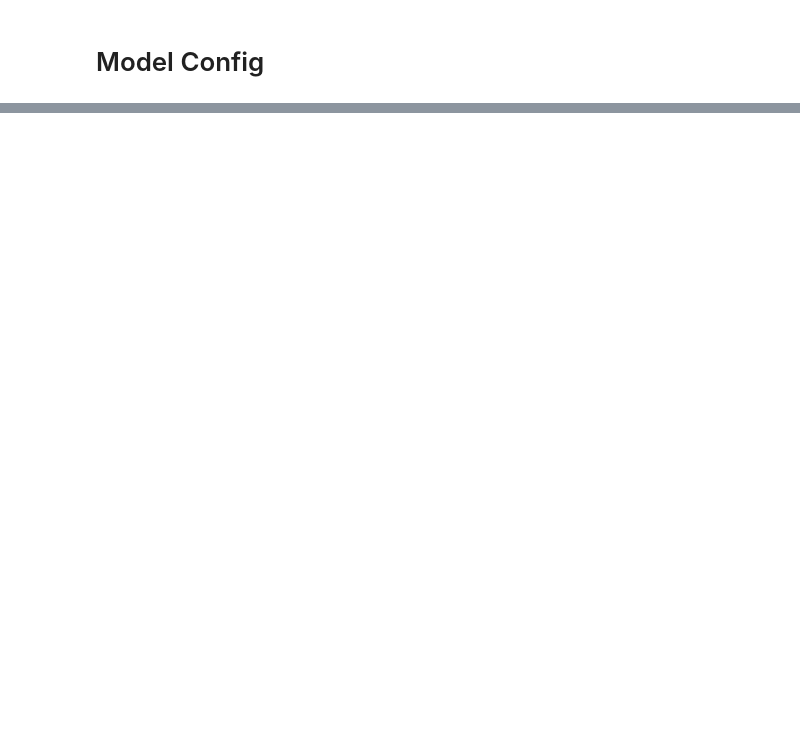
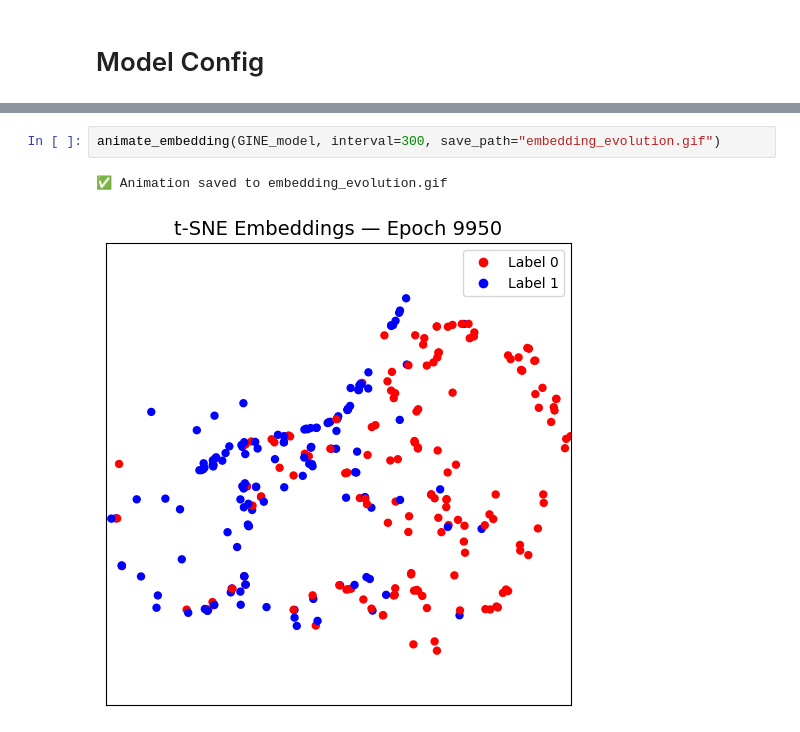
Before and after one commit to Mohammad-Amin-Jenadele/gnn-graph-classification, a Jupyter notebook: GNN_Graph_classification_main.ipynb, the cells around one changed output, grey strips where cells are left out. Cells and saved outputs as stored; diff of their text form; blank space fills up the shorter version.

```diff
--- a/GNN_Graph_classification_main.ipynb
+++ b/GNN_Graph_classification_main.ipynb
@@ -395,0 +676,5 @@ class Model:
+# %%
+animate_embedding(GINE_model, interval=300, save_path="embedding_evolution.gif")
+# %% [output]
+✅ Animation saved to embedding_evolution.gif
+[figure, added]
```
Also changed, not shown: parts of 18 cells of this notebook.
